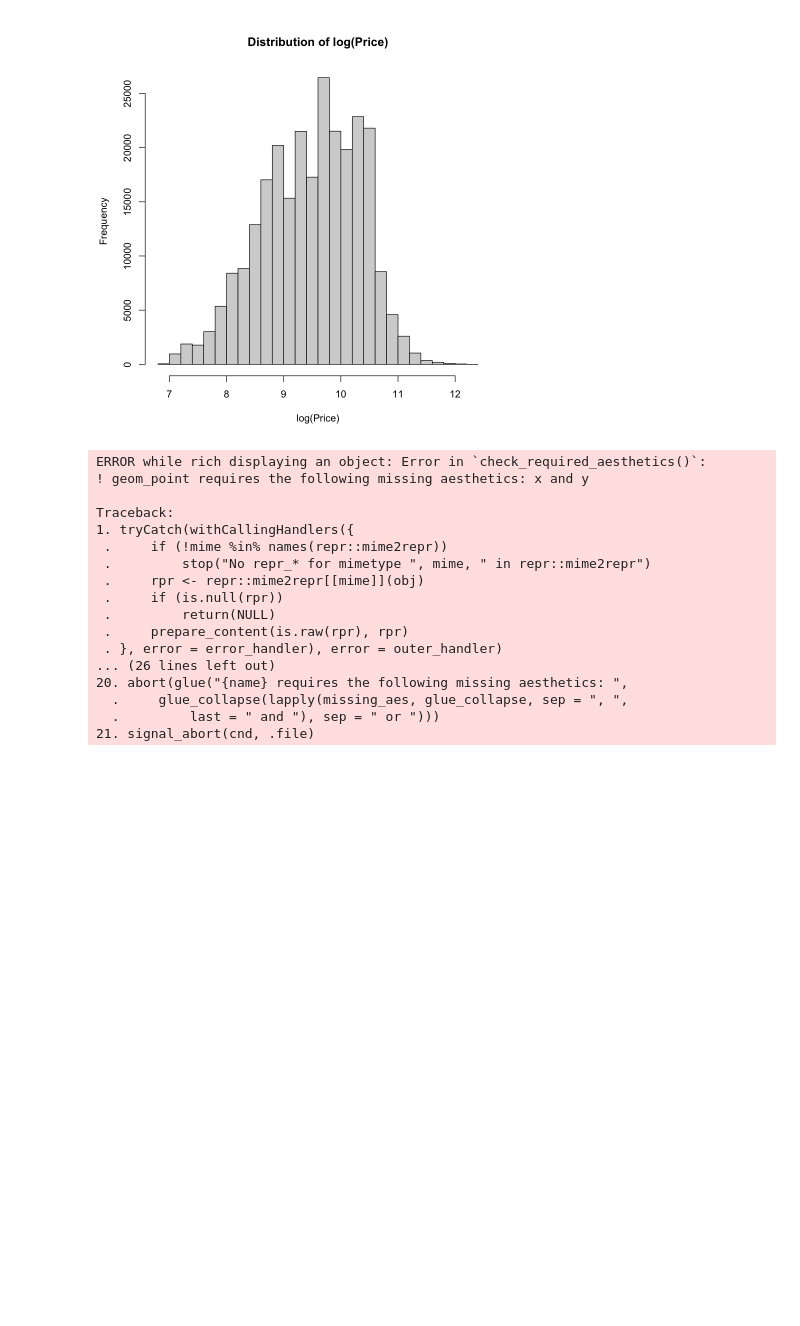
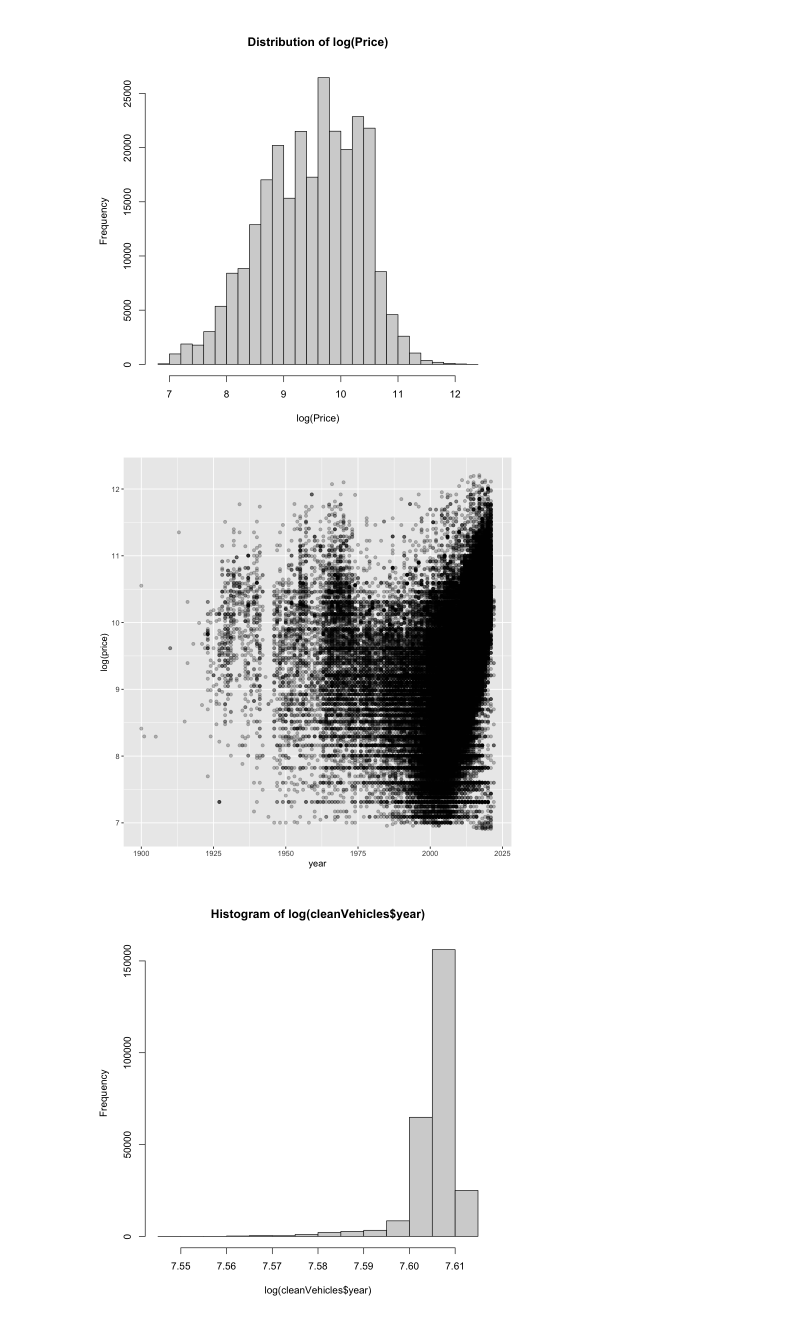
Before and after one commit to SorenRajani/STAT_447B_Project, a Jupyter notebook: dataClean.ipynb, the cells around one changed output. Saved outputs shown, nothing was run; the diff lists cells and outputs as text; code cells hidden in the pictures; blank space fills up the shorter version.

Commit message:
added some graphs

```diff
--- a/dataClean.ipynb
+++ b/dataClean.ipynb
@@ -87,21 +90,7 @@ hist(log(cleanVehicles$price), xlab ='log(Price)',main = 'Distribution of log(Pr
 # %%
 #creating plots for year
-ggplot(cleanVehicles, aes = c(x = year, y = price)) + geom_point()
+ggplot(cleanVehicles, aes(x = year,y = log(price))) + geom_point(alpha = 0.25)
+hist(log(cleanVehicles$year))
 # %% [output]
-ERROR while rich displaying an object: Error in `check_required_aesthetics()`:
-! geom_point requires the following missing aesthetics: x and y
-
-Traceback:
-1. tryCatch(withCallingHandlers({
- .     if (!mime %in% names(repr::mime2repr))
- .         stop("No repr_* for mimetype ", mime, " in repr::mime2repr")
- .     rpr <- repr::mime2repr[[mime]](obj)
- .     if (is.null(rpr))
- .         return(NULL)
- .     prepare_content(is.raw(rpr), rpr)
- . }, error = error_handler), error = outer_handler)
-... (26 lines left out)
-20. abort(glue("{name} requires the following missing aesthetics: ",
-  .     glue_collapse(lapply(missing_aes, glue_collapse, sep = ", ",
-  .         last = " and "), sep = " or ")))
-21. signal_abort(cnd, .file)
+[figure, added]
+[figure, added]
```
Also changed, not shown: parts of 1 cell of this notebook.
